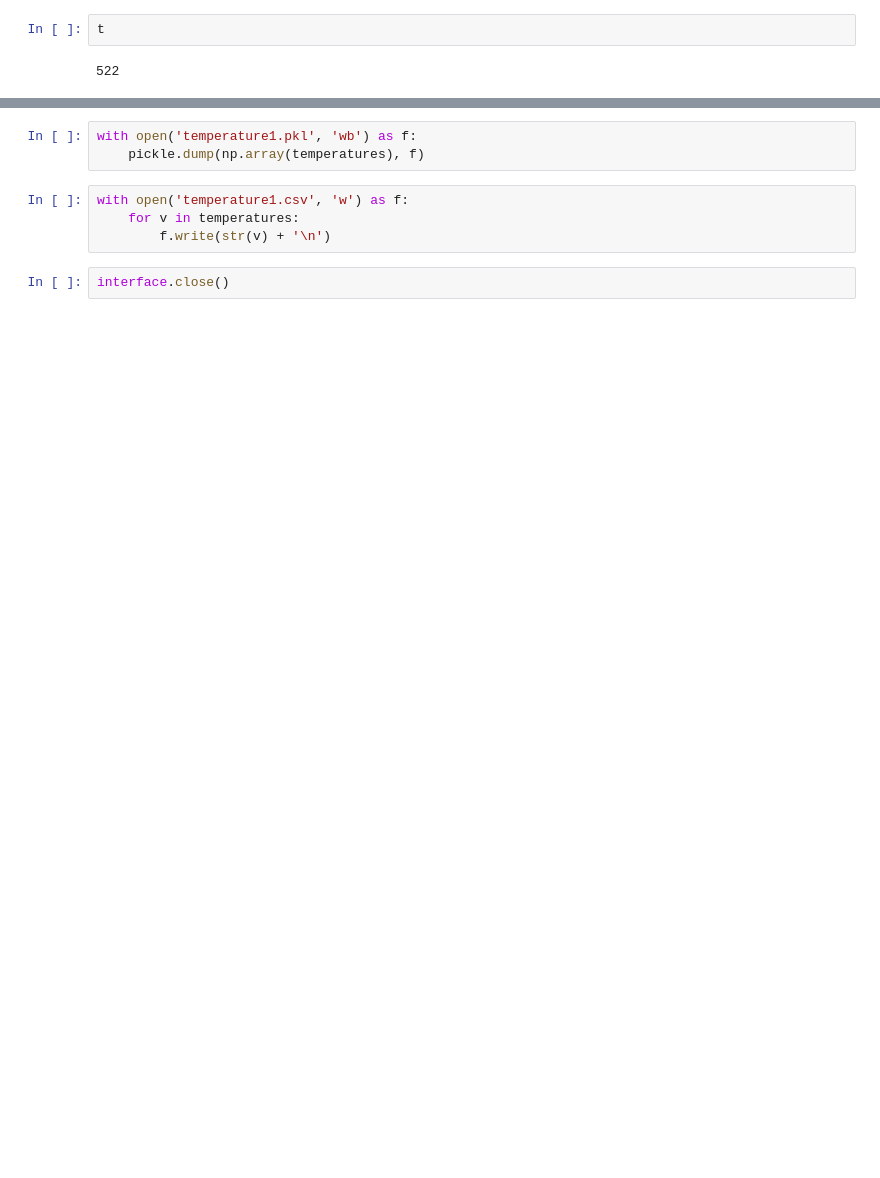
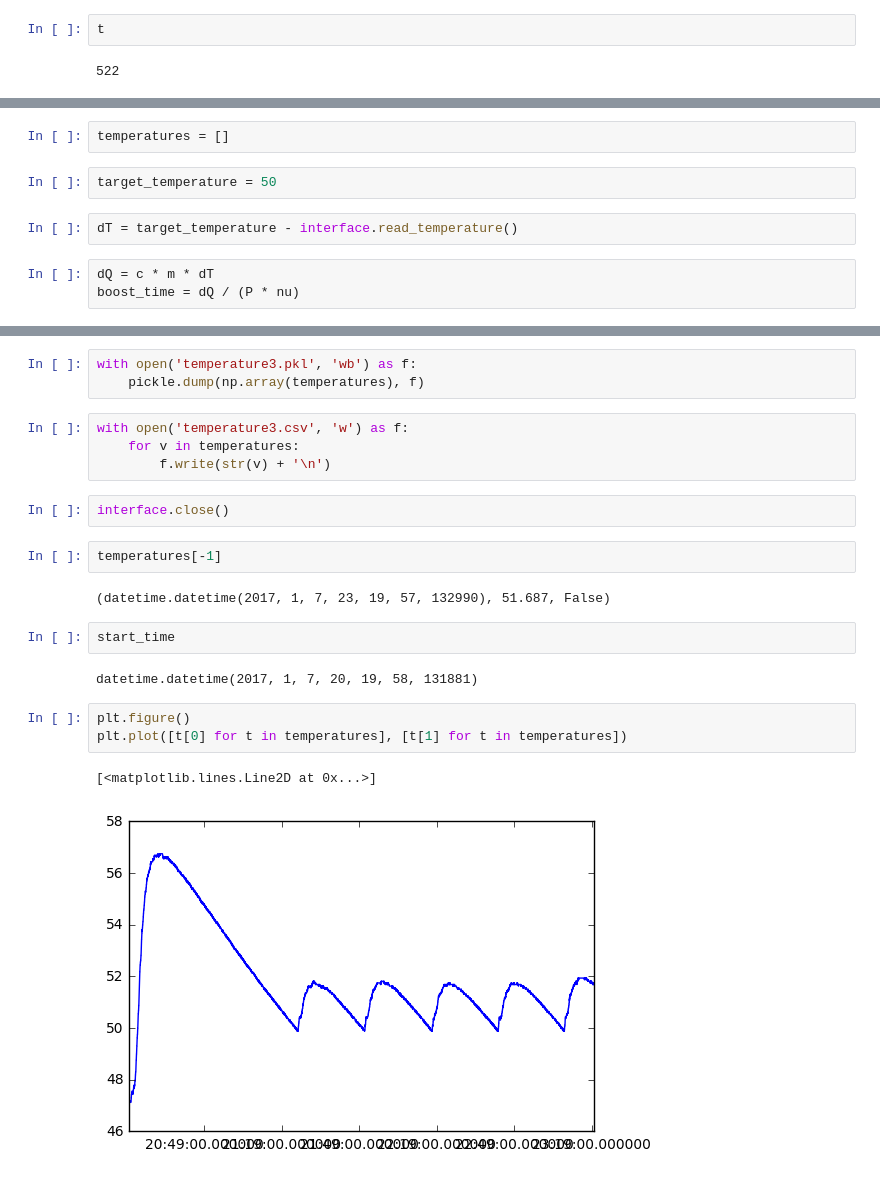
Before and after one commit to neXyon/suvicoco, a Jupyter notebook: notebooks/Cooker Development.ipynb, the cells around one changed output, grey strips where cells are left out. Cells and saved outputs as stored; diff of their text form; blank space fills up the shorter version.

```diff
--- a/notebooks/Cooker Development.ipynb
+++ b/notebooks/Cooker Development.ipynb
@@ -189,0 +203,9 @@ t
+# %%
+temperatures = []
+# %%
+target_temperature = 50
+# %%
+dT = target_temperature - interface.read_temperature()
+# %%
+dQ = c * m * dT
+boost_time = dQ / (P * nu)
@@ -190,9 +291,23 @@ t
 # %%
-with open('temperature1.pkl', 'wb') as f:
+with open('temperature3.pkl', 'wb') as f:
     pickle.dump(np.array(temperatures), f)
 # %%
-with open('temperature1.csv', 'w') as f:
+with open('temperature3.csv', 'w') as f:
     for v in temperatures:
         f.write(str(v) + '\n')
 # %%
 interface.close()
+# %%
+temperatures[-1]
+# %% [output]
+(datetime.datetime(2017, 1, 7, 23, 19, 57, 132990), 51.687, False)
+# %%
+start_time
+# %% [output]
+datetime.datetime(2017, 1, 7, 20, 19, 58, 131881)
+# %%
+plt.figure()
+plt.plot([t[0] for t in temperatures], [t[1] for t in temperatures])
+# %% [output]
+[<matplotlib.lines.Line2D at 0x...>]
+[figure, added]
```
Also changed, not shown: parts of 17 cells of this notebook, 5 other files.
